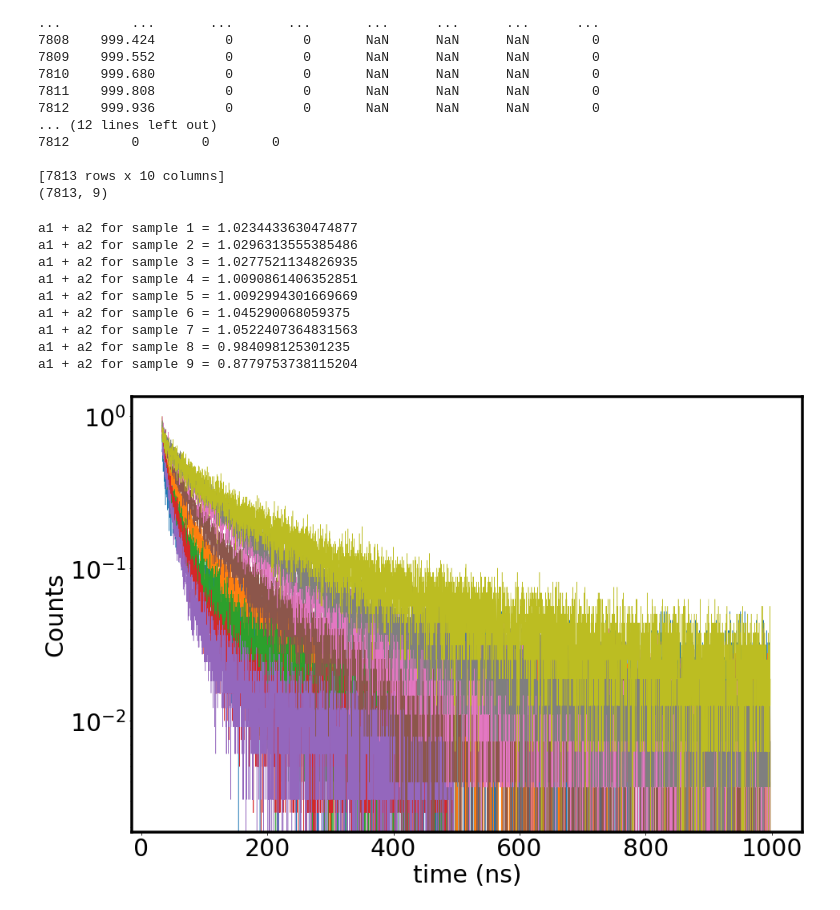
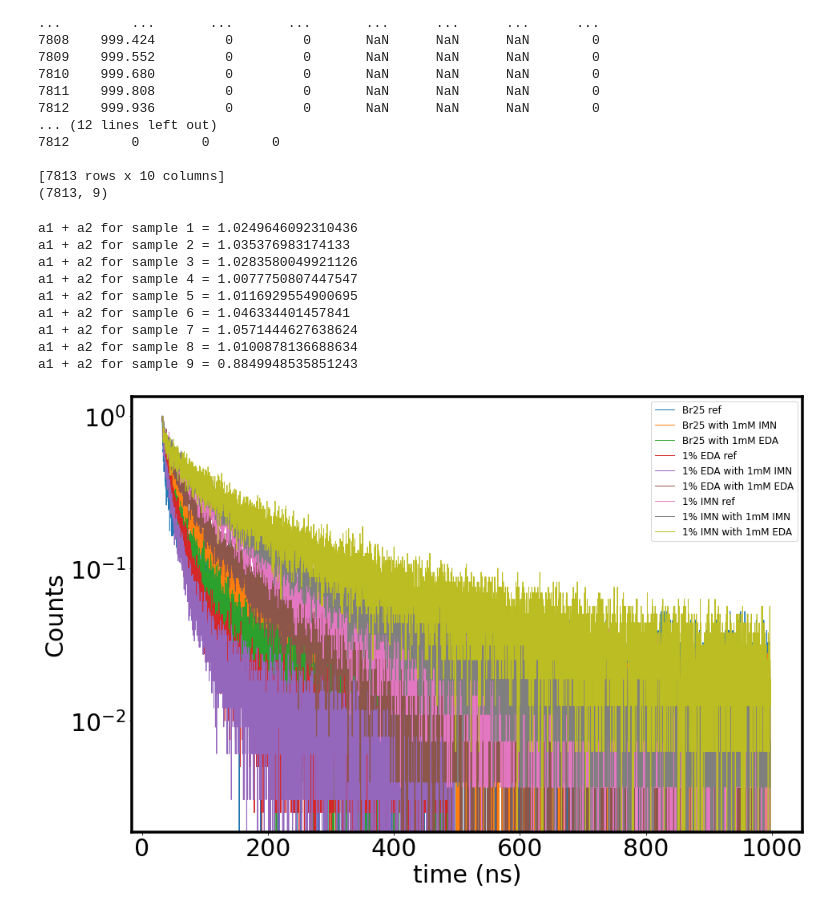
Before and after one commit to aaroncweaver/4_22_22_TRPL, a Jupyter notebook: Br25_EDA_IMN/IMN_EDA_1mM_TRPL.ipynb, the cells around one changed output. Drawn from its saved outputs; the diff is of its cells as text; code cells hidden in the pictures.

Commit message:
Updated graphs

```diff
--- a/Br25_EDA_IMN/IMN_EDA_1mM_TRPL.ipynb
+++ b/Br25_EDA_IMN/IMN_EDA_1mM_TRPL.ipynb
@@ -17,7 +17,11 @@ plt.rc('lines', lw = 3.5, markersize = 20.5)
 plt.rc('legend', fontsize = 30)
 plt.rc('axes', linewidth = 3.5)
 # %%
-names1=['Br25 ref' , 'Br25 IMN' , 'Br25 EDA' , 'EDA ref' , 'EDA IMN' , 'EDA EDA' , 'IMN ref' , 'IMN IMN' , 'IMN EDA']
+names2=['Br25 ref' , 'Br25 IMN' , 'Br25 EDA' , 'EDA ref' , 'EDA IMN' , 'EDA EDA' , 'IMN ref' , 'IMN IMN' , 'IMN EDA']
+names1=['Br25 ref' , 'Br25 1mM IMN' , 'Br25 1mM EDA' , '1% EDA ref' , '1% EDA 1mM IMN' , '1% EDA 1mM EDA' , '1% IMN ref' , '1% IMN 1mM IMN' , '1% IMN 1mM EDA']
+names3=['Br25 ref' , 'Br25 with 1mM IMN' , 'Br25 with 1mM EDA' , '1% EDA ref' , '1% EDA with 1mM IMN' , '1% EDA with 1mM EDA' , '1% IMN ref' , '1% IMN with 1mM IMN' , '1% IMN with 1mM EDA']
+
+
 
 
 
@@ -63,84 +67,81 @@ beta = np.zeros(size)
 strfits = np.zeros(np.shape(data.values))
 dubfits = np.zeros(np.shape(data.values))
 
+peaktime = np.zeros(size)
+
+
+prange = np.zeros(size)
+
 scale = 1e9
-
 for K in range (size):
     plotter = K +1
+
 #     print(plotter)
     if (data.values[7812,plotter]==0):
-        prange = 7812
+        prange[K] = 7812
     elif (data.values[3906,plotter]==0):
-        prange = 3906
+        prange[K] = 3906
     else:
         print("ERROR")
         break
 
-    datmax = np.argmax(data.values[:prange,plotter])
-    time = data.values[datmax:prange,0]
-    stretchfit = stretch_exp_fit(data.values[datmax:prange,plotter]/np.max(data.values[:prange,plotter]), time*1e-9, Tc = (0,1e4*1e-9), Beta = (0,1), A = (0,1))
-    doublefit = double_exp_fit(data.values[datmax:prange,plotter]/np.max(data.values[:prange,plotter]), time*1e-9, tau1_bounds=(0,1000*1e-9), a1_bounds=(0,1), tau2_bounds=(0,10000*1e-9), a2_bounds=(0,1))
+# print(prange)
+
+for K in range (size):
+    plotter = K +1
+#     print(np.int(prange[K]))
+    peaktime[K] = np.argmax(data.values[:np.int32(prange[K]),plotter])
+    time = data.values[np.int32(peaktime[K]):np.int32(prange[K]),0]
+    stretchfit = stretch_exp_fit(data.values[np.int32(peaktime[K]):np.int32(prange[K]),plotter]/np.max(data.values[:np.int32(prange[K]),plotter]), time*1e-9, Tc = (0,1e4*1e-9), Beta = (0,1), A = (0,1))
+    doublefit = double_exp_fit(data.values[np.int32(peaktime[K]):np.int32(prange[K]),plotter]/np.max(data.values[:np.int32(prange[K]),plotter]), time*1e-9, tau1_bounds=(0,1000*1e-9), a1_bounds=(0,1), tau2_bounds=(0,10000*1e-9), a2_bounds=(0,1))
 
     taus[K] = stretchfit[3]*scale
     beta[K] = stretchfit[1]
     tau1[K] = doublefit[0]*scale
     tau2[K] = doublefit[2]*scale
     taua[K] = doublefit[4]*scale
-    strfits[datmax:prange,K+1] = stretchfit[4]
-    dubfits[datmax:prange,K+1] = doublefit[5]
+    strfits[np.int32(peaktime[K]):np.int32(prange[K]),K+1] = stretchfit[4]
+    dubfits[np.int32(peaktime[K]):np.int32(prange[K]),K+1] = doublefit[5]
 
 #     print("Fitted" + f" {K+1}")
     print("a1 + a2 for sample" + f" {K+1} =" + f" {doublefit[1]+doublefit[3]}")
 
 
 
-#     plt.plot(time, data.values[datmax:prange,plotter]/np.max(data.values[:prange,plotter]), c= 'red', lw = 0.5)
+#     plt.plot(time, data.values[peaktime:prange,plotter]/np.max(data.values[:prange,plotter]), c= 'red', lw = 0.5)
 #     plt.yscale('log')
 #     plt.show()
 # %% [output]
-a1 + a2 for sample 1 = 1.0234433630474877
-a1 + a2 for sample 2 = 1.0296313555385486
-a1 + a2 for sample 3 = 1.0277521134826935
-a1 + a2 for sample 4 = 1.0090861406352851
-a1 + a2 for sample 5 = 1.0092994301669669
-a1 + a2 for sample 6 = 1.045290068059375
-a1 + a2 for sample 7 = 1.0522407364831563
-a1 + a2 for sample 8 = 0.984098125301235
-a1 + a2 for sample 9 = 0.8779753738115204
+a1 + a2 for sample 1 = 1.0249646092310436
+a1 + a2 for sample 2 = 1.035376983174133
+a1 + a2 for sample 3 = 1.0283580049921126
+a1 + a2 for sample 4 = 1.0077750807447547
+a1 + a2 for sample 5 = 1.0116929554900695
+a1 + a2 for sample 6 = 1.046334401457841
+a1 + a2 for sample 7 = 1.0571444627638624
+a1 + a2 for sample 8 = 1.0100878136688634
+a1 + a2 for sample 9 = 0.8849948535851243
 # %%
 fig = plt.figure(figsize =(15, 10))
 size2 = range(size)
 # size2 = [0,1,2]
 
 
 
-for L in size2:
-    plotter = L+1
-    if (data.values[7812,plotter]==0):
-        prange = 7812
-    elif (data.values[3906,plotter]==0):
-        prange = 3906
-    else:
-        print("ERROR")
-        break
-    time = data.values[datmax:prange,0]
+for K in size2:
+    plotter = K+1
+    time = data.values[np.int32(peaktime[K]):np.int32(prange[K]),0]
 
 #     plt.plot(B1['XAxis'].values, B1['Counts'].values/np.max(B1['Counts'].values),'y', lw=1 , label='A1', alpha = 1)
-    plt.plot(time, data.values[datmax:prange,plotter]/np.max(data.values[:prange,plotter]), lw = 0.5,)
+    plt.plot(time, data.values[np.int32(peaktime[K]):np.int32(prange[K]),plotter]/np.max(data.values[:np.int32(prange[K]),plotter]), lw = 1,label = names3[K])
 plt.yscale('log')
 
 fs = 30
 
 
 plt.xlabel('time (ns)',{'fontsize': fs})
 plt.ylabel('Counts',{'fontsize': fs})
+plt.legend(fontsize = "large",markerscale = 5)
 plt.show()
-
-
-
-
-# plt.legend(["reference","APTMS", "anthraTMS", "PanthraTES"], fontsize = "small")
-# plt.xlabel('time (ns)',{'fontsize': fs}, weight = "bold")
-# plt.ylabel('Counts',{'fontsize': fs}, weight = "bold")
 # %% [output]
-[figure, old version]
+[figure, new version]
```
Also changed, not shown: parts of 3 cells of this notebook.
